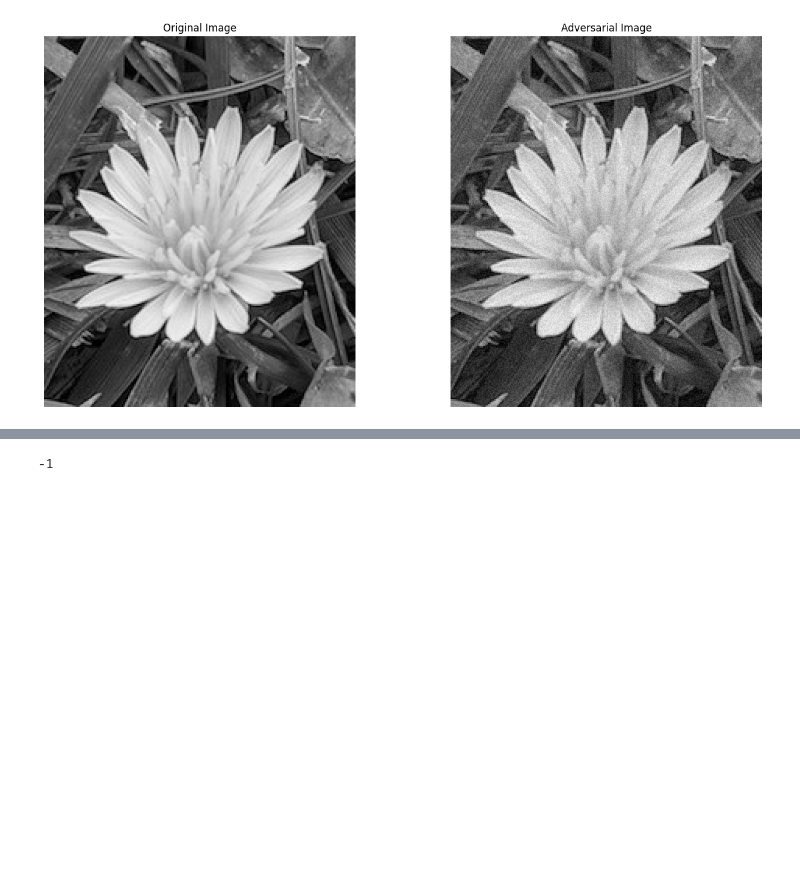
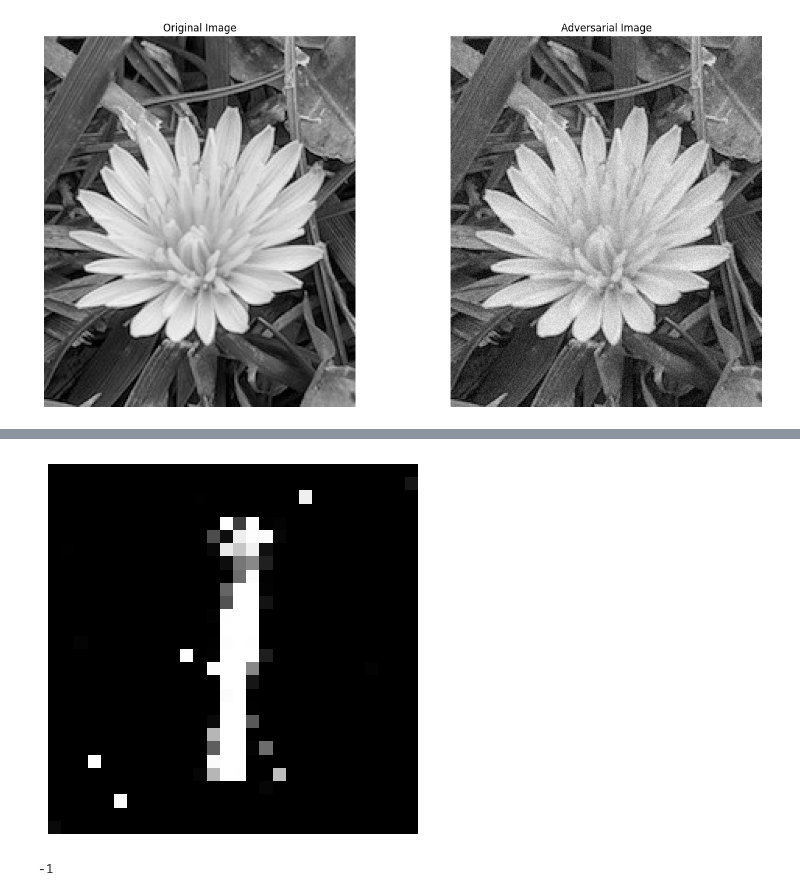
Before and after one commit to liguelangue/ComputerVision_Workshop, a Jupyter notebook: Lab11_GenerativeAI/lab11.ipynb, the cells around one changed output, grey strips where cells are left out. Drawn from its saved outputs; the diff is of its cells as text; code cells hidden in the pictures; blank space fills up the shorter version.

```diff
--- a/Lab11_GenerativeAI/lab11.ipynb
+++ b/Lab11_GenerativeAI/lab11.ipynb
@@ -43,8 +44,8 @@ torch.manual_seed(42)
 # Hyperparameters
 latent_dim = 100
 batch_size = 64
-num_epochs = 100
-lr = 0.0002
+num_epochs = 20
+lr = 0.0001
 beta1 = 0.5
 
 # Set up device
@@ -97,7 +98,7 @@ def save_generated_images(epoch, generator, fixed_noise):
             plt.subplot(5, 5, i+1)
             plt.imshow(fake_images[i], cmap='gray')
             plt.axis('off')
-        plt.savefig(f'fake_images_epoch_{epoch}.png')
+        plt.savefig(f'./fake_images/fake_images_epoch_{epoch}.png')
         plt.close()
 
 # Generate fixed noise for visualization
@@ -156,8 +157,13 @@ for epoch in range(num_epochs):
             print(f'Epoch [{epoch}/{num_epochs}] Batch [{batch_idx}/{len(dataloader)}] '
                   f'd_loss: {d_loss.item():.4f} g_loss: {g_loss.item():.4f}')
 
-    # Save generated images every 10 epochs
-    if (epoch + 1) % 10 == 0:
+    # Save generated images every 2 epochs
+    if (epoch + 1) % 2 == 0:
         save_generated_images(epoch + 1, generator, fixed_noise)
 
+# Save the trained models
+print("Saving models...")
+torch.save(generator.state_dict(), './GAN_models/generator.pth')
+torch.save(discriminator.state_dict(), './GAN_models/discriminator.pth')
+
 print("Training finished!")
@@ -164,3 +188,19 @@ print("Training finished!")
+# %%
+# 加载保存的生成器模型
+generator.load_state_dict(torch.load('./GAN_models/generator.pth'))
+
+# 生成新的手写数字图像
+with torch.no_grad():
+    # 生成随机噪声
+    noise = torch.randn(1, latent_dim).to(device)
+    # 使用生成器生成图像
+    fake_image = generator(noise).reshape(28, 28)
+    # 显示生成的图像
+    plt.imshow(fake_image.cpu().numpy(), cmap='gray')
+    plt.axis('off')
+    plt.show()
+# %% [output]
+[figure, added]
 # %%
 import torch
 import torch.nn as nn
```
Also changed, not shown: parts of 2 cells of this notebook, 31 other files.
